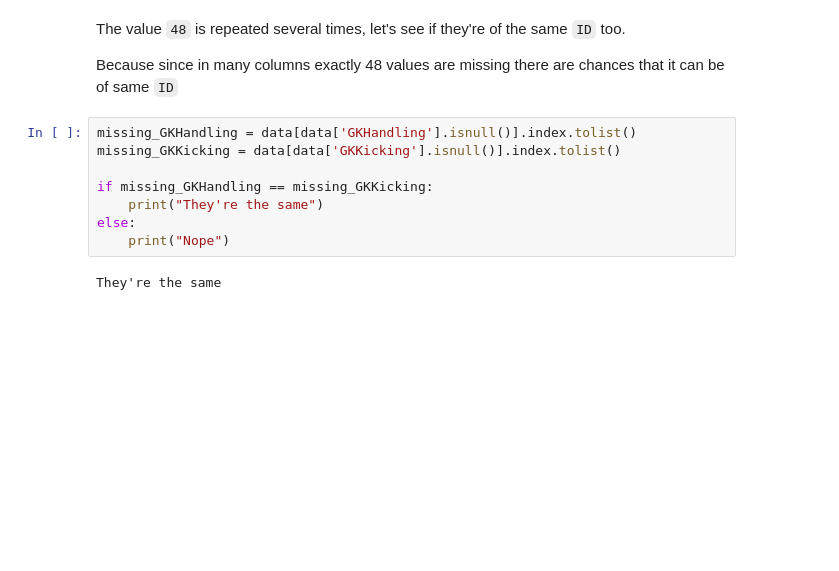
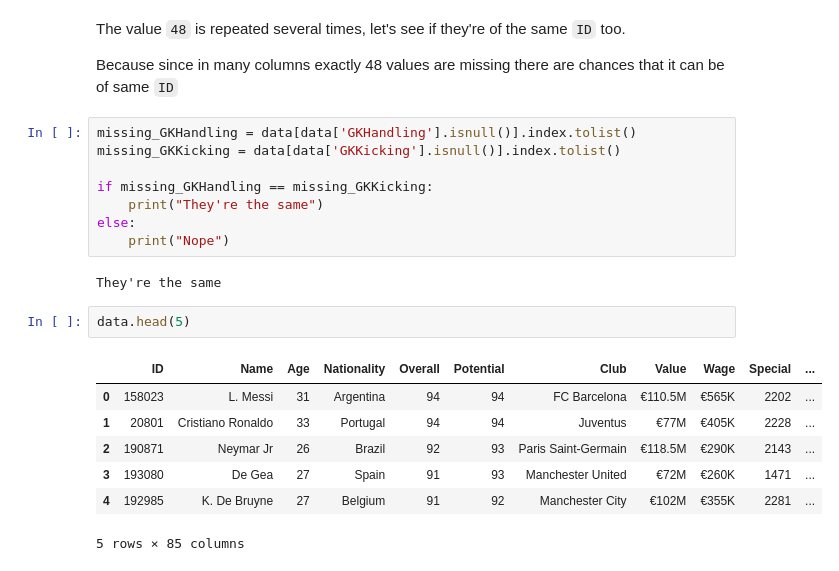
Before and after one commit to kailas711/NLP_Series, a Jupyter notebook: 1.FIFA Data analysis/fifa_data_analysis.ipynb, the cells around one changed output. Saved outputs shown, nothing was run; the diff lists cells and outputs as text; blank space fills up the shorter version.

```diff
--- a/1.FIFA Data analysis/fifa_data_analysis.ipynb
+++ b/1.FIFA Data analysis/fifa_data_analysis.ipynb
@@ -115,3 +115,13 @@ else:
     print("Nope")
 # %% [output]
 They're the same
+# %%
+data.head(5)
+# %% [output]
+|  | ID | Name | Age | Nationality | Overall | Potential | Club | Value | Wage | Special | ... |
+| 0 | 158023 | L. Messi | 31 | Argentina | 94 | 94 | FC Barcelona | €110.5M | €565K | 2202 | ... |
+| 1 | 20801 | Cristiano Ronaldo | 33 | Portugal | 94 | 94 | Juventus | €77M | €405K | 2228 | ... |
+| 2 | 190871 | Neymar Jr | 26 | Brazil | 92 | 93 | Paris Saint-Germain | €118.5M | €290K | 2143 | ... |
+| 3 | 193080 | De Gea | 27 | Spain | 91 | 93 | Manchester United | €72M | €260K | 1471 | ... |
+| 4 | 192985 | K. De Bruyne | 27 | Belgium | 91 | 92 | Manchester City | €102M | €355K | 2281 | ... |
+5 rows × 85 columns
```
Also changed, not shown: parts of 17 cells of this notebook.
